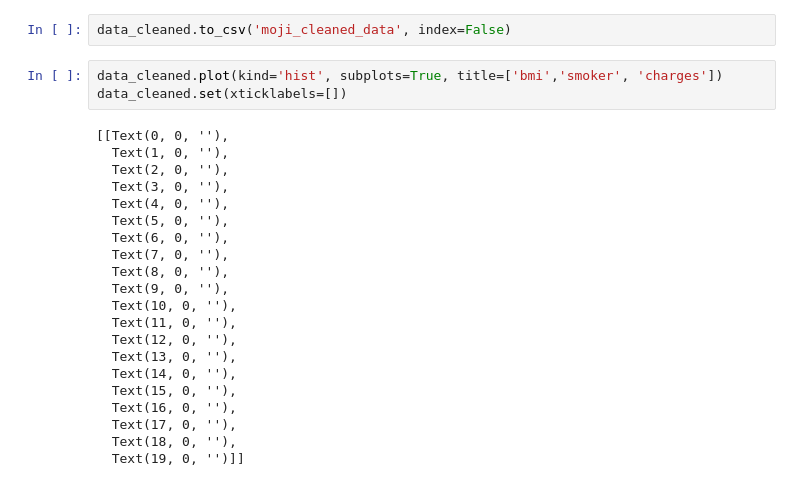
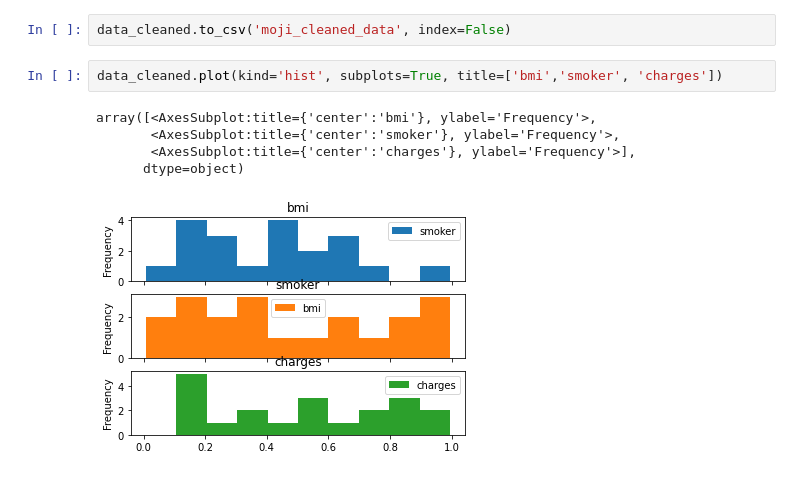
Before and after one commit to ubco-W2022T1-cosc301/project-group45, a Jupyter notebook: notebooks/analysis1.ipynb, the cells around one changed output. Cells and saved outputs as stored; diff of their text form.

```diff
--- a/notebooks/analysis1.ipynb
+++ b/notebooks/analysis1.ipynb
@@ -224,25 +226,9 @@ title='Comparing Medical insurance charge against positive smoker status and BMI
 data_cleaned.to_csv('moji_cleaned_data', index=False)
 # %%
 data_cleaned.plot(kind='hist', subplots=True, title=['bmi','smoker', 'charges'])
-data_cleaned.set(xticklabels=[])
 # %% [output]
-[[Text(0, 0, ''),
-  Text(1, 0, ''),
-  Text(2, 0, ''),
-  Text(3, 0, ''),
-  Text(4, 0, ''),
-  Text(5, 0, ''),
-  Text(6, 0, ''),
-  Text(7, 0, ''),
-  Text(8, 0, ''),
-  Text(9, 0, ''),
-  Text(10, 0, ''),
-  Text(11, 0, ''),
-  Text(12, 0, ''),
-  Text(13, 0, ''),
-  Text(14, 0, ''),
-  Text(15, 0, ''),
-  Text(16, 0, ''),
-  Text(17, 0, ''),
-  Text(18, 0, ''),
-  Text(19, 0, '')]]
+array([<AxesSubplot:title={'center':'bmi'}, ylabel='Frequency'>,
+       <AxesSubplot:title={'center':'smoker'}, ylabel='Frequency'>,
+       <AxesSubplot:title={'center':'charges'}, ylabel='Frequency'>],
+      dtype=object)
+[figure, added]
```
Also changed, not shown: parts of 2 cells of this notebook, 2 other files.
